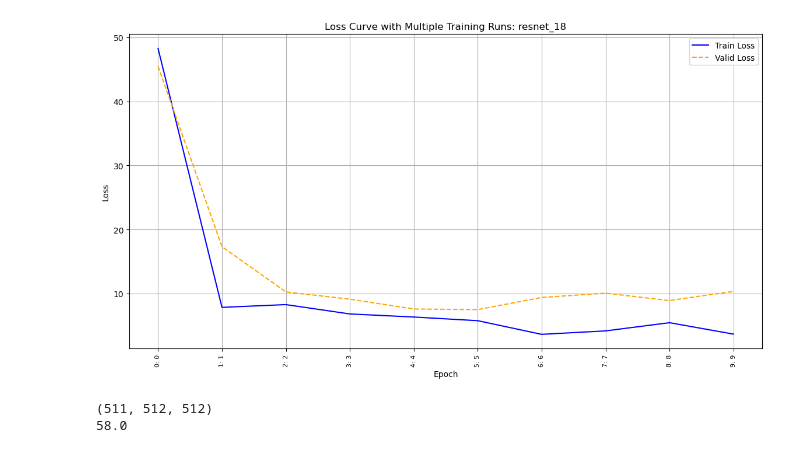
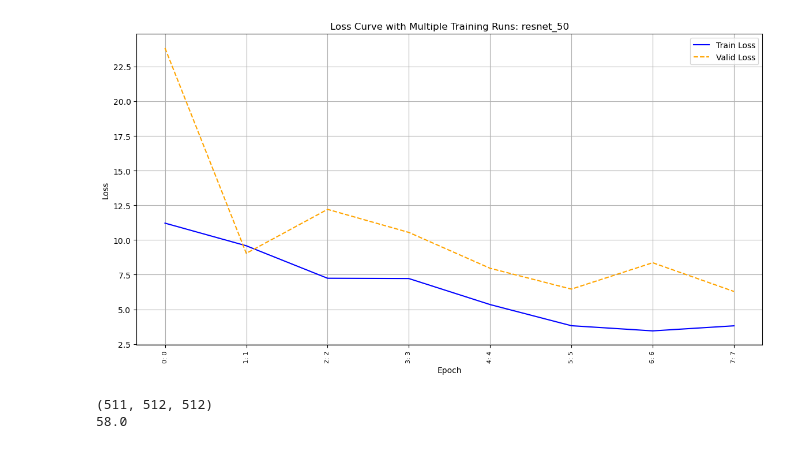
Before and after one commit to Justin-SG/inferring_body_weight_from_ct_scans, a Jupyter notebook: 4_Modelling/Patrick/3D_CNN.ipynb, the cells around one changed output. Saved outputs shown, nothing was run; the diff lists cells and outputs as text; code cells hidden in the pictures.

```diff
--- a/4_Modelling/Patrick/3D_CNN.ipynb
+++ b/4_Modelling/Patrick/3D_CNN.ipynb
@@ -23,7 +23,7 @@ stats_dir = model_dir / "stats"
 plot_dir.mkdir(parents=True, exist_ok=True)
 stats_dir.mkdir(parents=True, exist_ok=True)
 # %%
-model_type = "resnet_18"
+model_type = "resnet_50"
 # Read the CSV file, handling repeated headers as new runs
 data = pd.read_csv(stats_dir / f"{model_type}_training_logs.csv", comment='#', header=None, names=["epoch", "train_loss", "valid_loss", "mae", "time"])
 
@@ -48,34 +48,34 @@ current_x = 0  # Tracks the x-axis position across runs
 x_ticks = []  # To store x-tick positions
 x_labels = []  # To store x-tick labels
 first_legend = True
 for run_id, run_data in data.groupby("run_id"):
     # Plot train and validation loss for this run
     train_x = run_data["relative_epoch"] + current_x
     x_ticks.extend(train_x)
     x_labels.extend([f"{int(epoch)}: {int(tick)}" for epoch, tick in zip(run_data["relative_epoch"], train_x)])
 
     # Plot train and validation loss for this run
     if first_legend:
         plt.plot(run_data["relative_epoch"] + current_x, run_data["train_loss"], label="Train Loss", color="blue")
         plt.plot(run_data["relative_epoch"] + current_x, run_data["valid_loss"], linestyle="--", label="Valid Loss", color="orange")
         first_legend = False
     else:
         plt.plot(run_data["relative_epoch"] + current_x, run_data["train_loss"], color="blue")
         plt.plot(run_data["relative_epoch"] + current_x, run_data["valid_loss"], linestyle="--", color="orange")
 
     # Update x-axis position
     current_x += run_data["relative_epoch"].max()  # Add space between runs
 
 # Set custom x-ticks and labels
 plt.xticks(ticks=x_ticks, labels=x_labels, fontsize=8, rotation=90)
 
 plt.title(f"Loss Curve with Multiple Training Runs: {model_type}")
 plt.xlabel("Epoch")
 plt.ylabel("Loss")
 plt.legend()
 plt.grid(True)
 # %% [output]
-[figure, old version]
+[figure, new version]
 # %%
 dataset = CtScanDataset(df_query='BodyPart == "Stamm"', transform=None)
 # %%
```
Also changed, not shown: 1 other file.
